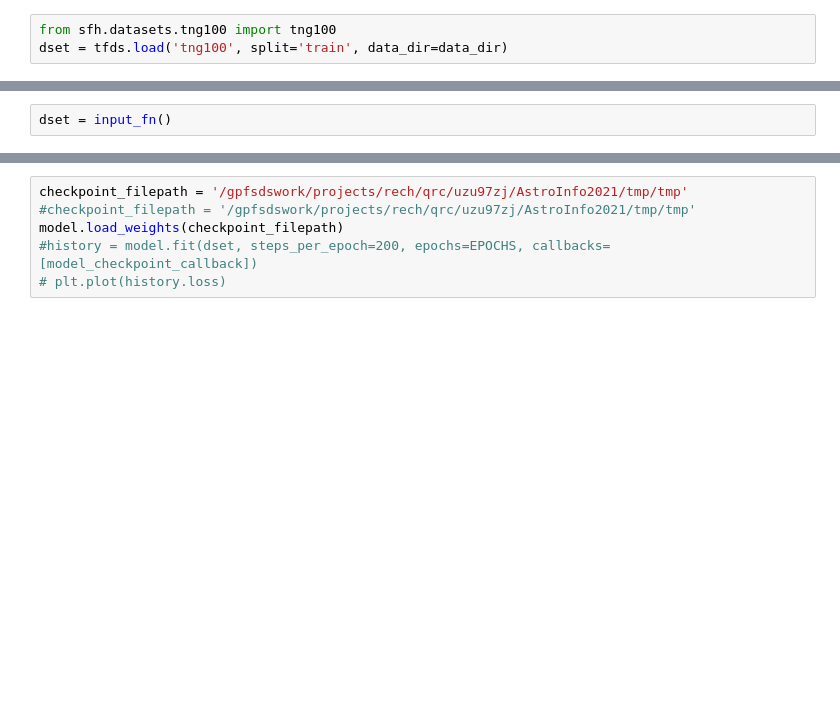
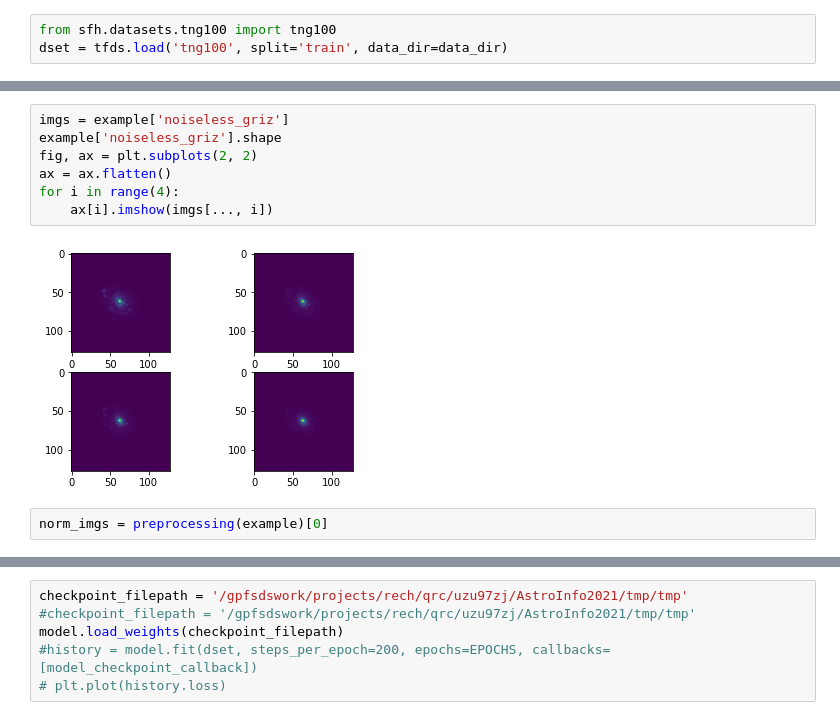
Before and after one commit to EiffL/sfh-inference-hackathon, a Jupyter notebook: notebooks/image_investigate.ipynb, the cells around one changed output, grey strips where cells are left out. Drawn from its saved outputs; the diff is of its cells as text; blank space fills up the shorter version.

```diff
--- a/notebooks/image_investigate.ipynb
+++ b/notebooks/image_investigate.ipynb
@@ -90,2 +46,11 @@ def input_fn(mode='train', batch_size=32):
-# %%
-dset = input_fn()
+# %%
+imgs = example['noiseless_griz']
+example['noiseless_griz'].shape
+fig, ax = plt.subplots(2, 2)
+ax = ax.flatten()
+for i in range(4):
+    ax[i].imshow(imgs[..., i])
+# %% [output]
+[figure, added]
+# %%
+norm_imgs = preprocessing(example)[0]
```
Also changed, not shown: parts of 32 cells of this notebook.
